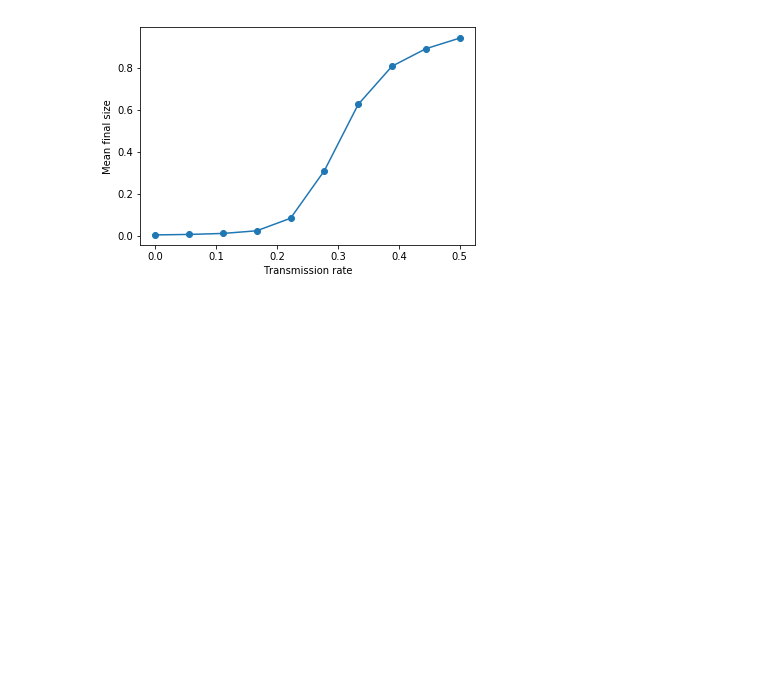
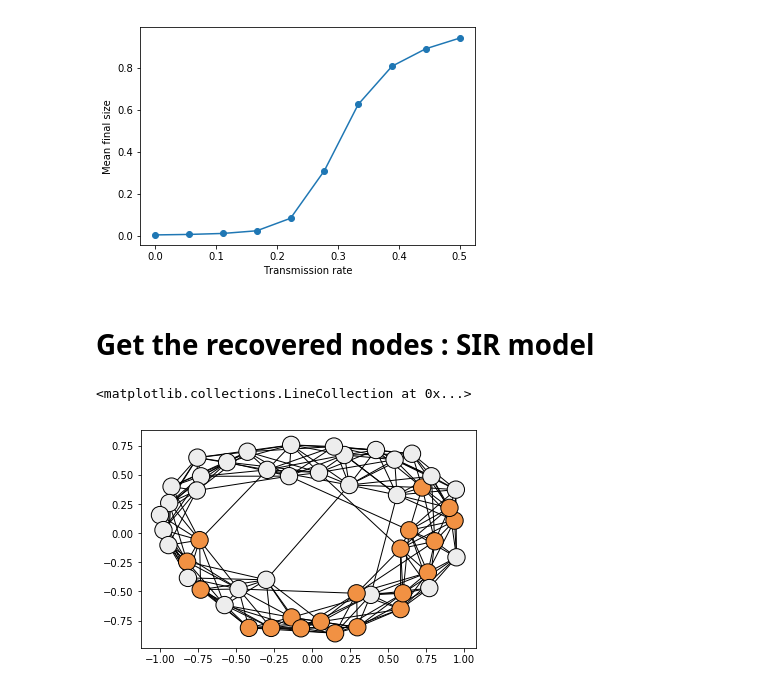
Before and after one commit to gstonge/spreading_CR, a Jupyter notebook: examples.ipynb, the cells around one changed output. Cells and saved outputs as stored; diff of their text form; code cells hidden in the pictures; blank space fills up the shorter version.

Commit message:
Added new methods to get the set of susceptible/infected/recovered nodes at any time in the process. Updated the example notebook and README file.

```diff
--- a/examples.ipynb
+++ b/examples.ipynb
@@ -99,3 +99,42 @@ plt.ylabel(r'Mean final size')
 plt.show()
 # %% [output]
 [figure]
+# %% [markdown]
+# Get the recovered nodes : SIR model
+# %%
+from spreading_CR import SpreadingProcess
+import numpy as np
+import networkx as nx
+import matplotlib.pyplot as plt
+
+#create a random graph using networkx
+seed = 42
+N = 50
+k = 10
+p = 0.05
+G = nx.watts_strogatz_graph(N, k, p, seed=seed)
+
+#propagation parameters
+transmission_rate = 0.2
+recovery_rate = 1
+waning_immunity_rate = 0
+Inode_list = np.arange(0,2) #Initially infected nodes
+
+#initialize spreading process and evolve until an frozen state is reached
+sp = SpreadingProcess(list(G.edges()),transmission_rate,
+                            recovery_rate,waning_immunity_rate)
+sp.initialize(Inode_list, seed)
+sp.evolve(np.inf)
+
+#get the recovered nodes
+recovered_node_set = sp.get_Rnode_set()
+
+#show the recovered nodes in orange
+node_color = ["#EDEDED" if n not in recovered_node_set else "#f19143" for n in G]
+pos = nx.spectral_layout(G)
+pos = nx.spring_layout(G,pos=pos)
+nx.draw_networkx_nodes(G,pos=pos,node_color=node_color,edgecolors='k')
+nx.draw_networkx_edges(G,pos=pos)
+# %% [output]
+<matplotlib.collections.LineCollection at 0x...>
+[figure, added]
```
Also changed, not shown: 5 other files.
